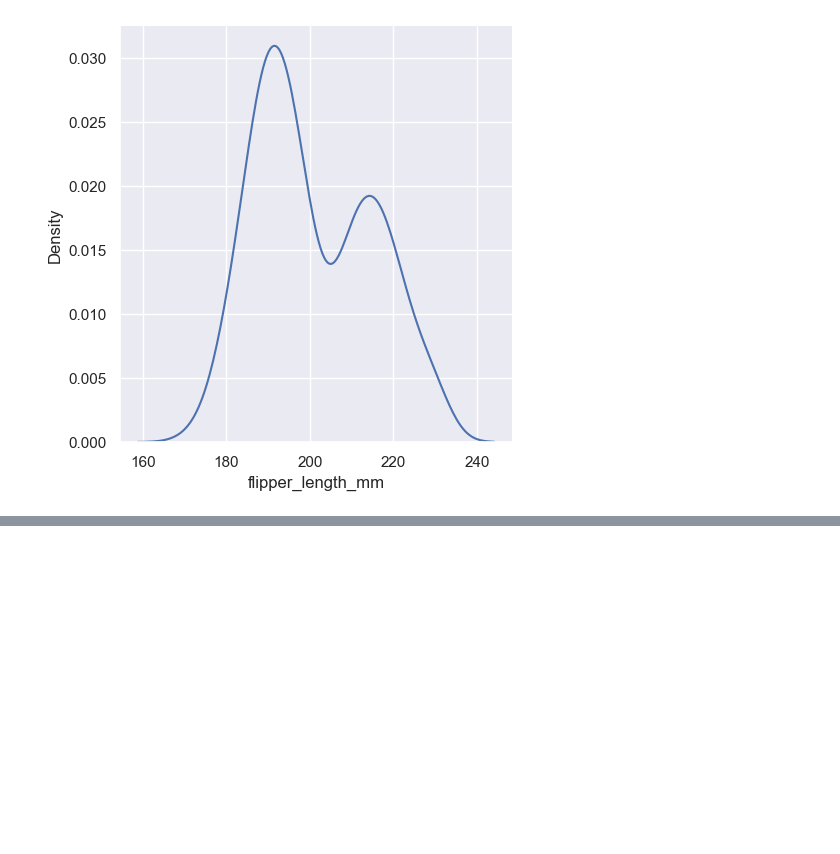
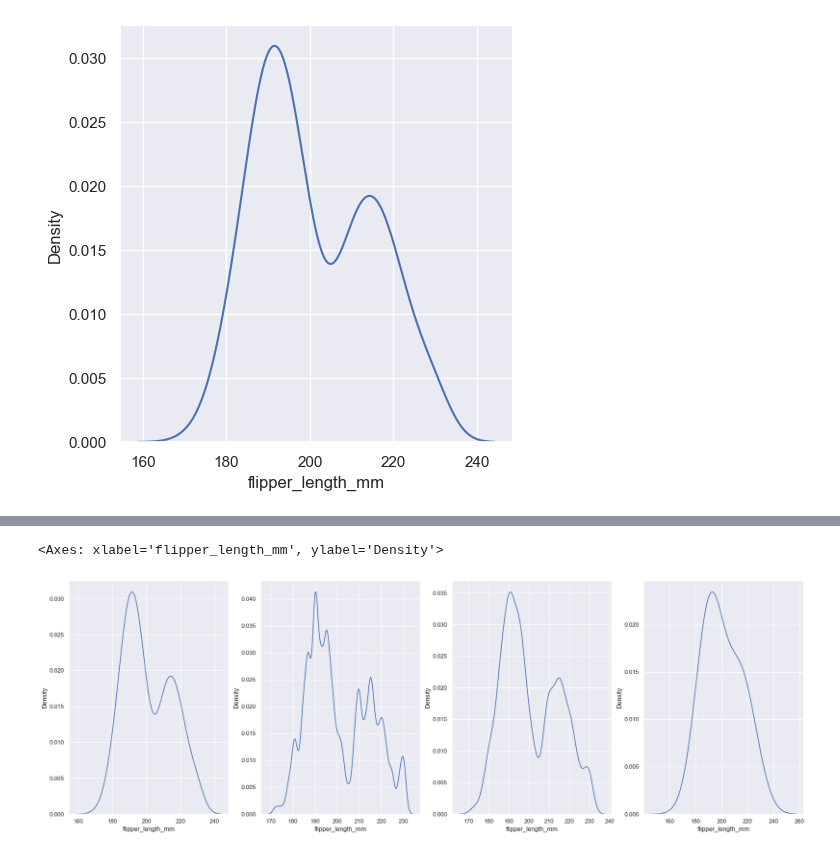
Before and after one commit to wu4fmp6/machine_learning, a Jupyter notebook: lesson_4.ipynb, the cells around one changed output, grey strips where cells are left out. Drawn from its saved outputs; the diff is of its cells as text; code cells hidden in the pictures; blank space fills up the shorter version.

```diff
--- a/lesson_4.ipynb
+++ b/lesson_4.ipynb
@@ -154,0 +163,10 @@ sns.displot(penguins, x="flipper_length_mm", kind="kde")
+# %%
+# 將 histplot 跟 kdeplot 進行對比
+fig, axes = plt.subplots(1, 4, figsize=(25, 8))
+sns.kdeplot(penguins, x="flipper_length_mm", ax=axes[0]) #預設bw_adjust=1
+sns.kdeplot(penguins, x="flipper_length_mm", bw_adjust=.25, ax=axes[1])
+sns.kdeplot(penguins, x="flipper_length_mm", bw_adjust=.5, ax=axes[2])
+sns.kdeplot(penguins, x="flipper_length_mm", bw_adjust=2, ax=axes[3])
+# %% [output]
+<Axes: xlabel='flipper_length_mm', ylabel='Density'>
+[figure, added]
```
Also changed, not shown: parts of 2 cells of this notebook.
